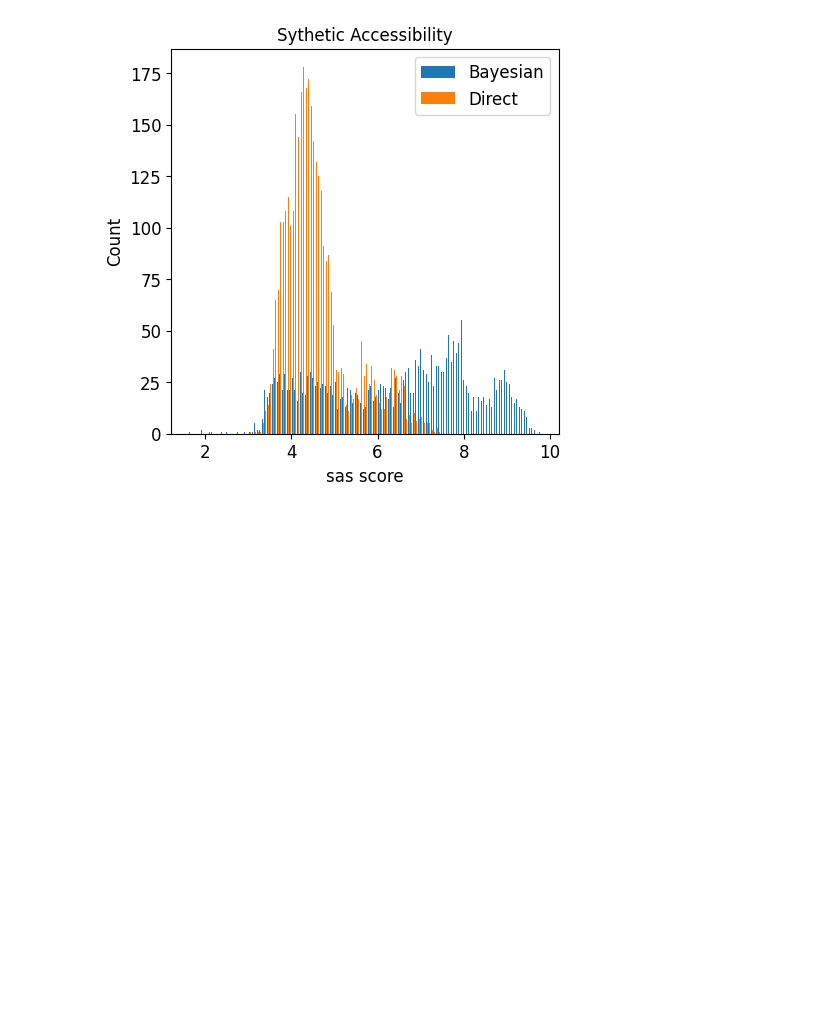
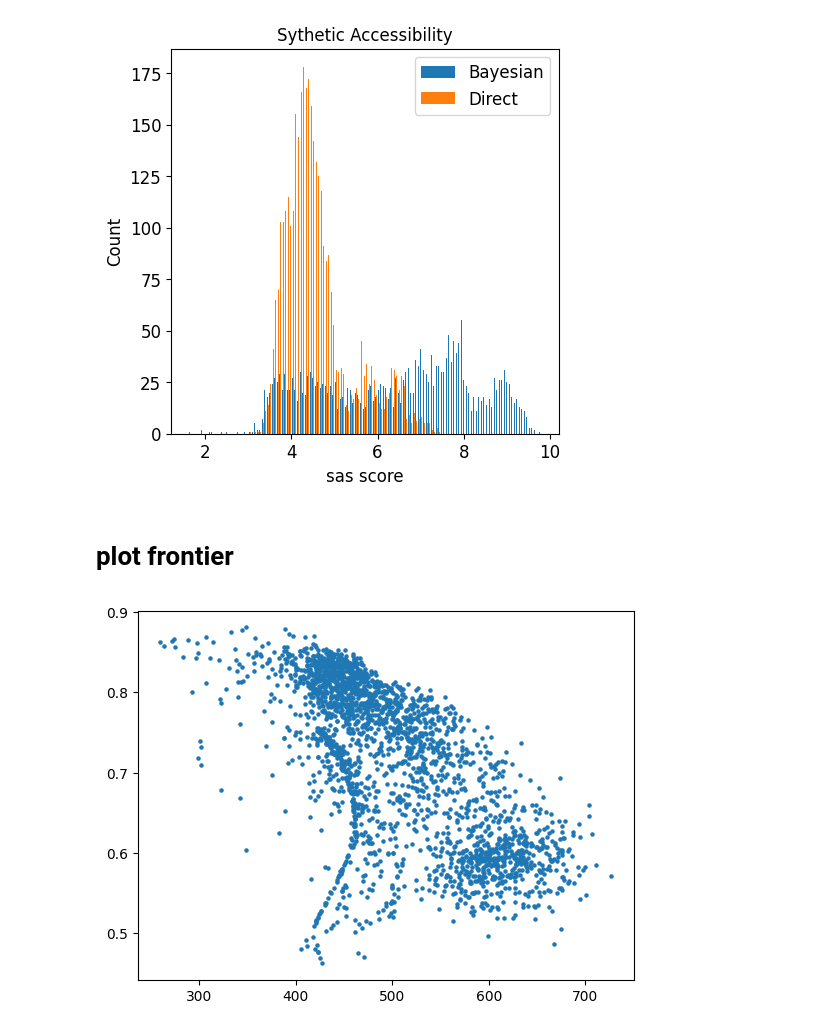
Before and after one commit to howardwang1997/AI4PS, a Jupyter notebook: draw/generation/generation_statistics.ipynb, the cells around one changed output. Saved outputs shown, nothing was run; the diff lists cells and outputs as text; code cells hidden in the pictures; blank space fills up the shorter version.

Commit message:
plot frontier

```diff
--- a/draw/generation/generation_statistics.ipynb
+++ b/draw/generation/generation_statistics.ipynb
@@ -138,6 +138,13 @@ fig.show()
 [figure]
 [figure]
 [figure]
+# %% [markdown]
+# plot frontier
+# %%
+plt.scatter([i for i in abs_b], [j for j in soqy_b], s=5)
+plt.show()
+# %% [output]
+[figure, added]
 # %%
 # draw some typical molecules from bayesian
 new_mol = sorted(mol_b, key=lambda x: x['phi_singlet_oxygen'], reverse=True)
```
